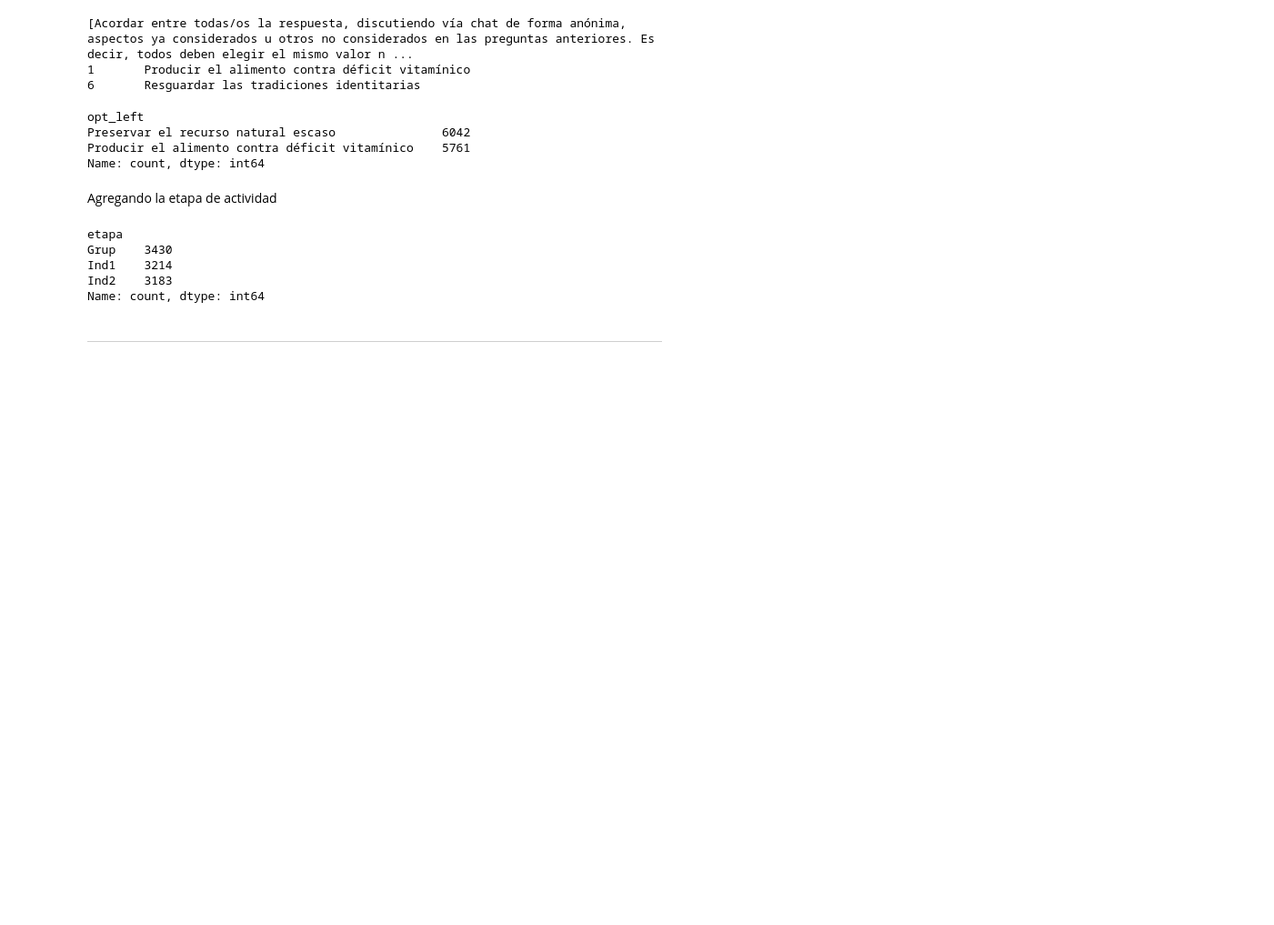
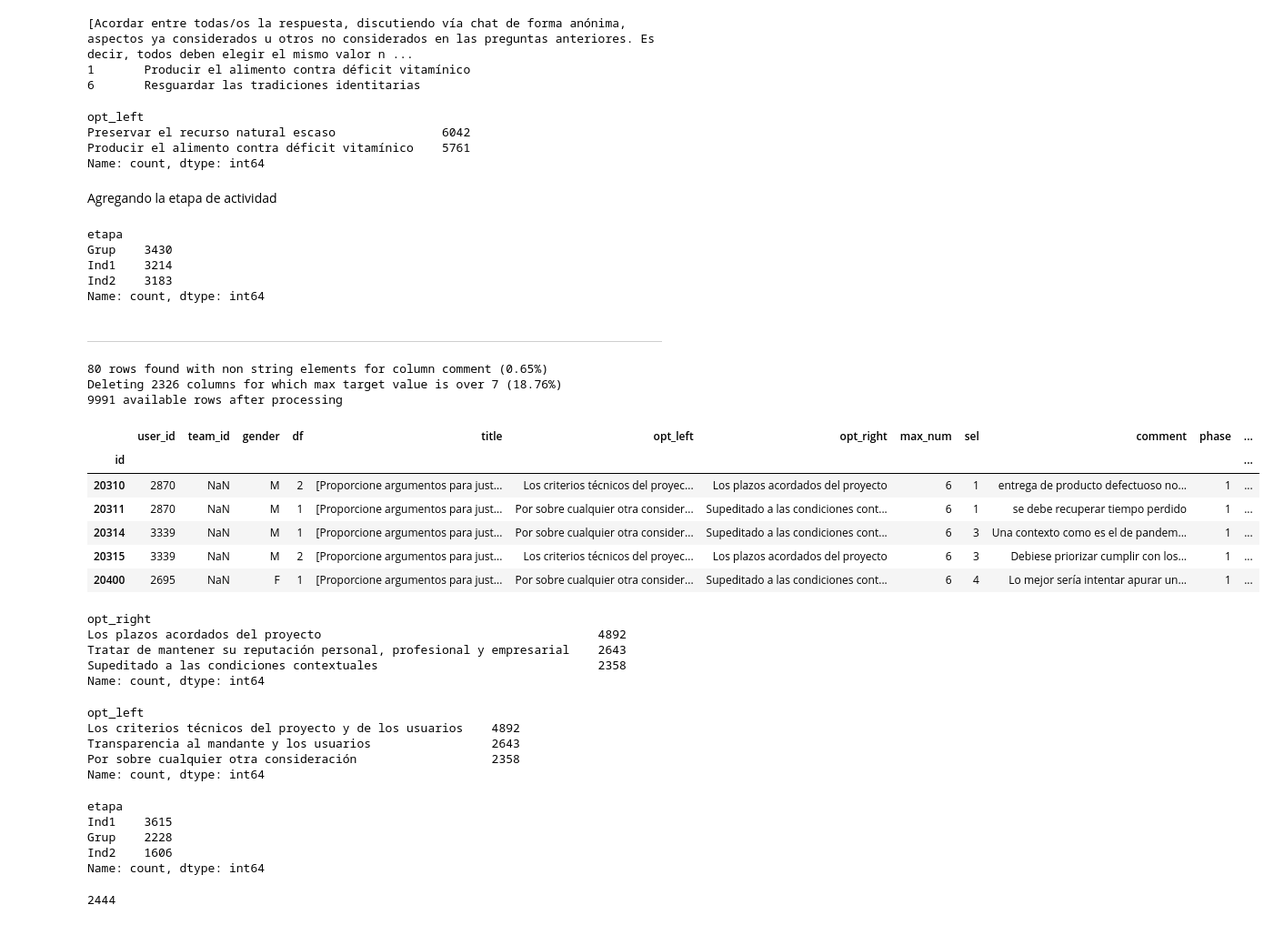
Before and after one commit to camilocarvajalreyes/ethicapp-nlp, a Jupyter notebook: anonimizacion.ipynb, the cells around one changed output. Shown at 91% size. Drawn from its saved outputs; the diff is of its cells as text; code cells hidden in the pictures; blank space fills up the shorter version.

Commit message:
update procesamiento

```diff
--- a/anonimizacion.ipynb
+++ b/anonimizacion.ipynb
@@ -71,7 +71,64 @@ df.to_csv("datos_EthicApp/MDS7201/{}.csv".format(caso))
 # %%
 caso = 'alicia'
 df = df_caso(caso)
 
-df = process_df(df)
+df = process_df(df,'comment','sel')
 
 df.head()
+# %% [output]
+80 rows found with non string elements for column comment (0.65%)
+Deleting 2326 columns for which max target value is over 7 (18.76%)
+9991 available rows after processing
+|  | user_id | team_id | gender | df | title | opt_left | opt_right | max_num | sel | comment | phase | ... |
+| id |  |  |  |  |  |  |  |  |  |  |  | ... |
+| 20310 | 2870 | NaN | M | 2 | [Proporcione argumentos para just... | Los criterios técnicos del proyec... | Los plazos acordados del proyecto | 6 | 1 | entrega de producto defectuoso no... | 1 | ... |
+| 20311 | 2870 | NaN | M | 1 | [Proporcione argumentos para just... | Por sobre cualquier otra consider... | Supeditado a las condiciones cont... | 6 | 1 | se debe recuperar tiempo perdido | 1 | ... |
+| 20314 | 3339 | NaN | M | 1 | [Proporcione argumentos para just... | Por sobre cualquier otra consider... | Supeditado a las condiciones cont... | 6 | 3 | Una contexto como es el de pandem... | 1 | ... |
+| 20315 | 3339 | NaN | M | 2 | [Proporcione argumentos para just... | Los criterios técnicos del proyec... | Los plazos acordados del proyecto | 6 | 3 | Debiese priorizar cumplir con los... | 1 | ... |
+| 20400 | 2695 | NaN | F | 1 | [Proporcione argumentos para just... | Por sobre cualquier otra consider... | Supeditado a las condiciones cont... | 6 | 4 | Lo mejor sería intentar apurar un... | 1 | ... |
+# %%
+def procesar_alicia(df):
+    # procesamiento especial caso Alicia
+    df.loc[df['opt_left']=='Por sobre  cualquier otra  consideración','opt_left'] = 'Por sobre cualquier otra consideración'
+    df.loc[df['opt_left']=='Los criterios  técnicos del  proyecto y de los  usuarios','opt_left'] = 'Los criterios técnicos del proyecto y de los usuarios'
+
+    df.loc[df['opt_right']=='Supeditado a las  condiciones  contextuales','opt_right'] = 'Supeditado a las condiciones contextuales'
+    df.loc[df['opt_right']=='Los plazos  acordados del  proyecto'] = 'Los plazos acordados del proyecto'
+
+    df = df[df['opt_right'] != df['opt_left']]
+
+    return df
+
+df = procesar_alicia(df)
+
+df['opt_right'].value_counts()
+# %% [output]
+opt_right
+Los plazos acordados del proyecto                                       4892
+Tratar de mantener su reputación personal, profesional y empresarial    2643
+Supeditado a las condiciones contextuales                               2358
+Name: count, dtype: int64
+# %%
+df['opt_left'].value_counts()
+# %% [output]
+opt_left
+Los criterios técnicos del proyecto y de los usuarios    4892
+Transparencia al mandante y los usuarios                 2643
+Por sobre cualquier otra consideración                   2358
+Name: count, dtype: int64
+# %%
+from utils.cargar import columna_fase
+
+df = columna_fase(df,'alicia')
+
+df['etapa'].value_counts()
+# %% [output]
+etapa
+Ind1    3615
+Grup    2228
+Ind2    1606
+Name: count, dtype: int64
+# %%
+df['etapa'].isna().sum()
+# %% [output]
+2444
```
Also changed, not shown: parts of 14 cells of this notebook, 1 other file.
